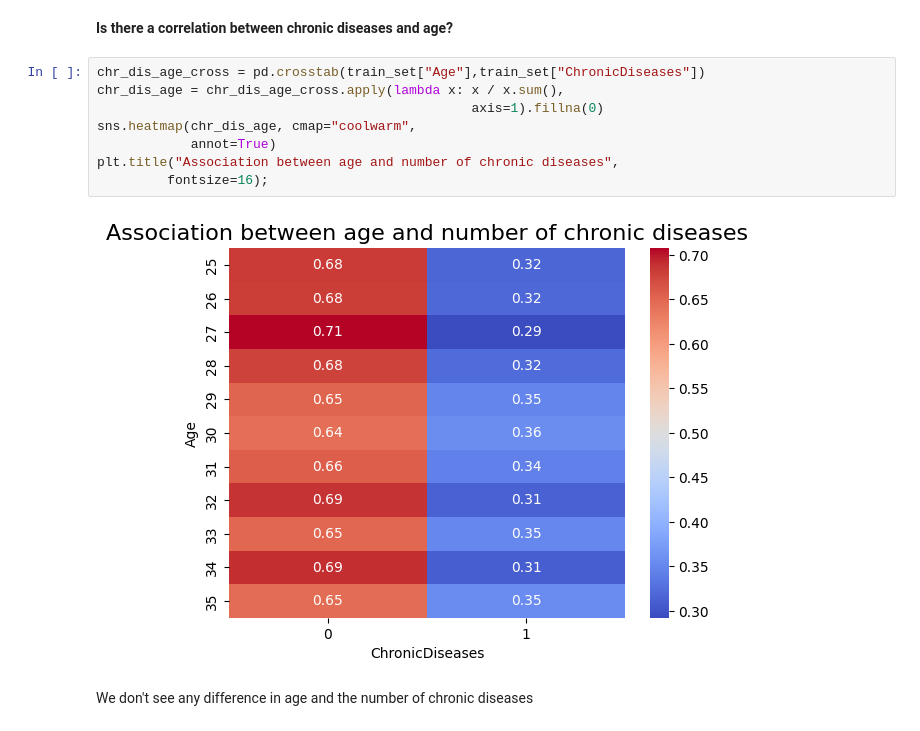
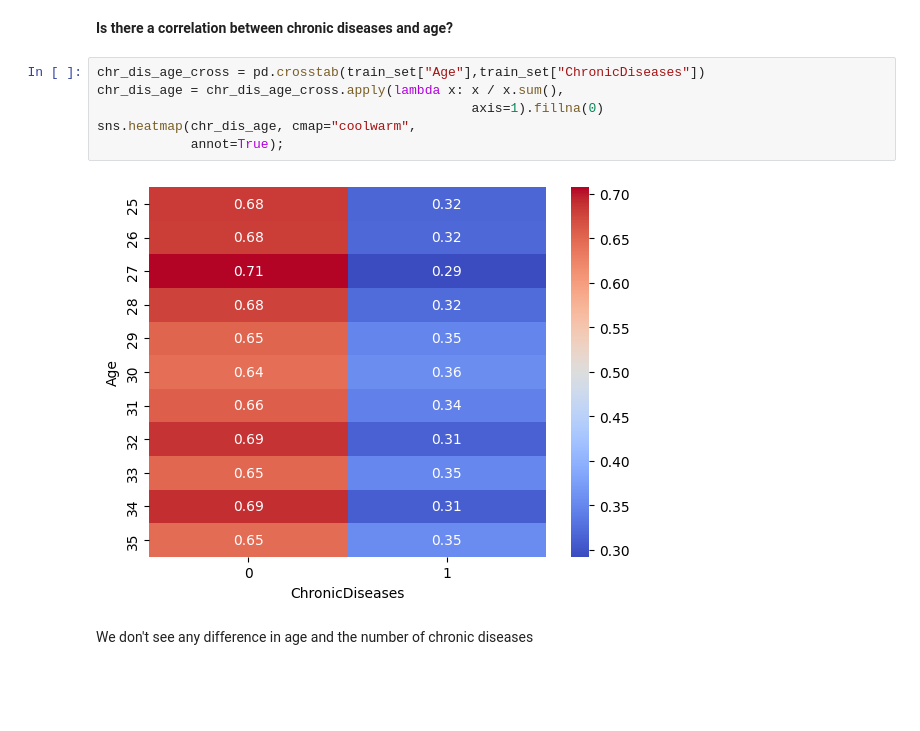
Before and after one commit to Andriy852/TravelInsurancePrediction, a Jupyter notebook: src/TravelInsurancePrediction.ipynb, the cells around one changed output. Saved outputs shown, nothing was run; the diff lists cells and outputs as text; blank space fills up the shorter version.

```diff
--- a/src/TravelInsurancePrediction.ipynb
+++ b/src/TravelInsurancePrediction.ipynb
@@ -474,13 +468,11 @@ The analysis reveals an interesting correlation: individuals employed in the pri
 # %%
 chr_dis_age_cross = pd.crosstab(train_set["Age"],train_set["ChronicDiseases"])
 chr_dis_age = chr_dis_age_cross.apply(lambda x: x / x.sum(),
                                                 axis=1).fillna(0)
 sns.heatmap(chr_dis_age, cmap="coolwarm",
-            annot=True)
-plt.title("Association between age and number of chronic diseases",
-         fontsize=16);
+            annot=True);
 # %% [output]
-[figure, old version]
+[figure, new version]
 # %% [markdown]
 We don't see any difference in age and the number of chronic diseases
 # %% [markdown]
```
Also changed, not shown: parts of 33 cells of this notebook, 2 other files.
